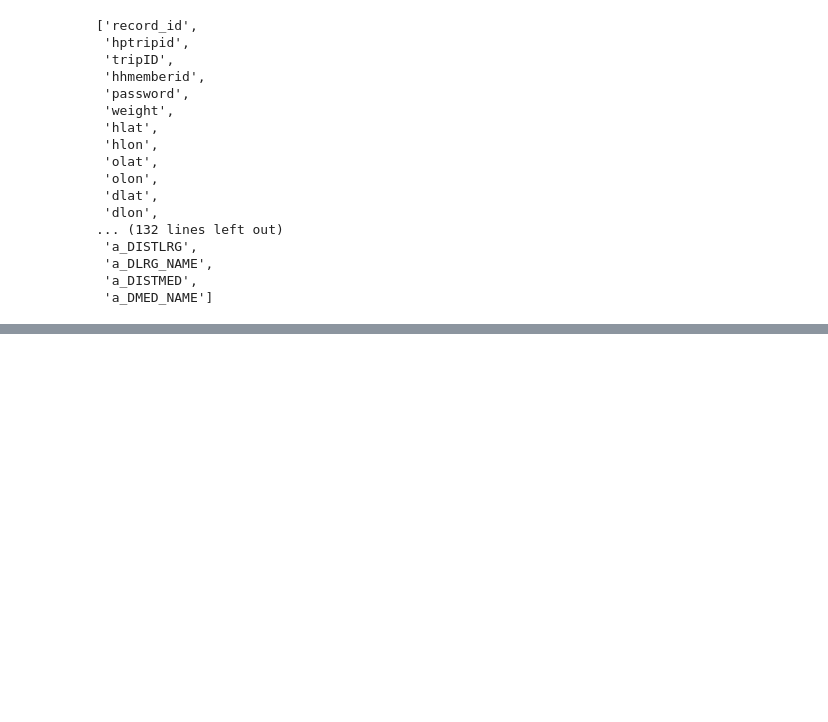
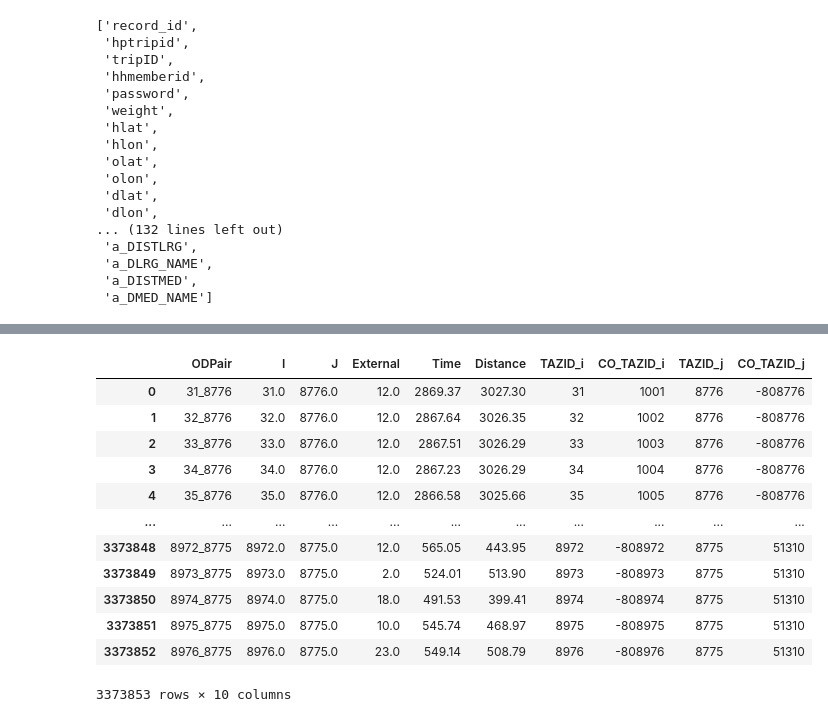
Before and after one commit to WFRCAnalytics/TDM-Externals-Using-National, a Jupyter notebook: Prepare PA Trip Tables.ipynb, the cells around one changed output, grey strips where cells are left out. Drawn from its saved outputs; the diff is of its cells as text; code cells hidden in the pictures; blank space fills up the shorter version.

```diff
--- a/Prepare PA Trip Tables.ipynb
+++ b/Prepare PA Trip Tables.ipynb
@@ -50,0 +79,3 @@ display(dfTripData.columns.tolist())
+# %%
+#read in lookup table
+df_luExternals = pd.read_csv(filename_ExternalLookupTable)
@@ -50,0 +98,5 @@ display(dfTripData.columns.tolist())
+# %%
+sdf_TAZ = pd.DataFrame.spatial.from_featureclass(filename_TAZ)
+# %%
+df_luTAZ = sdf_TAZ[['TAZID','CO_TAZID']]
+df_luTAZ
@@ -50,0 +117,4 @@ display(dfTripData.columns.tolist())
+# %%
+df_luExternals_wCoTAZID_i = pd.DataFrame.merge(df_luExternals, df_luTAZ, left_on='I', right_on='TAZID')
+df_luExternals_wCoTAZID_i = df_luExternals_wCoTAZID_i.rename(columns={"CO_TAZID": "CO_TAZID_i","TAZID": "TAZID_i"})
+df_luExternals_wCoTAZID_i
@@ -50,0 +135,18 @@ display(dfTripData.columns.tolist())
+# %%
+df_luExternals_wCoTAZID_j = pd.DataFrame.merge(df_luExternals_wCoTAZID_i, df_luTAZ, left_on='J', right_on='TAZID')
+df_luExternals_wCoTAZID_j = df_luExternals_wCoTAZID_j.rename(columns={"CO_TAZID": "CO_TAZID_j","TAZID": "TAZID_j"})
+df_luExternals_wCoTAZID_j
+# %% [output]
+|  | ODPair | I | J | External | Time | Distance | TAZID_i | CO_TAZID_i | TAZID_j | CO_TAZID_j |
+| 0 | 31_8776 | 31.0 | 8776.0 | 12.0 | 2869.37 | 3027.30 | 31 | 1001 | 8776 | -808776 |
+| 1 | 32_8776 | 32.0 | 8776.0 | 12.0 | 2867.64 | 3026.35 | 32 | 1002 | 8776 | -808776 |
+| 2 | 33_8776 | 33.0 | 8776.0 | 12.0 | 2867.51 | 3026.29 | 33 | 1003 | 8776 | -808776 |
+| 3 | 34_8776 | 34.0 | 8776.0 | 12.0 | 2867.23 | 3026.29 | 34 | 1004 | 8776 | -808776 |
+| 4 | 35_8776 | 35.0 | 8776.0 | 12.0 | 2866.58 | 3025.66 | 35 | 1005 | 8776 | -808776 |
+| ... | ... | ... | ... | ... | ... | ... | ... | ... | ... | ... |
+| 3373848 | 8972_8775 | 8972.0 | 8775.0 | 12.0 | 565.05 | 443.95 | 8972 | -808972 | 8775 | 51310 |
+| 3373849 | 8973_8775 | 8973.0 | 8775.0 | 2.0 | 524.01 | 513.90 | 8973 | -808973 | 8775 | 51310 |
+| 3373850 | 8974_8775 | 8974.0 | 8775.0 | 18.0 | 491.53 | 399.41 | 8974 | -808974 | 8775 | 51310 |
+| 3373851 | 8975_8775 | 8975.0 | 8775.0 | 10.0 | 545.74 | 468.97 | 8975 | -808975 | 8775 | 51310 |
+| 3373852 | 8976_8775 | 8976.0 | 8775.0 | 23.0 | 549.14 | 508.79 | 8976 | -808976 | 8775 | 51310 |
+3373853 rows × 10 columns
```
Also changed, not shown: parts of 16 cells of this notebook, 16 other files.
